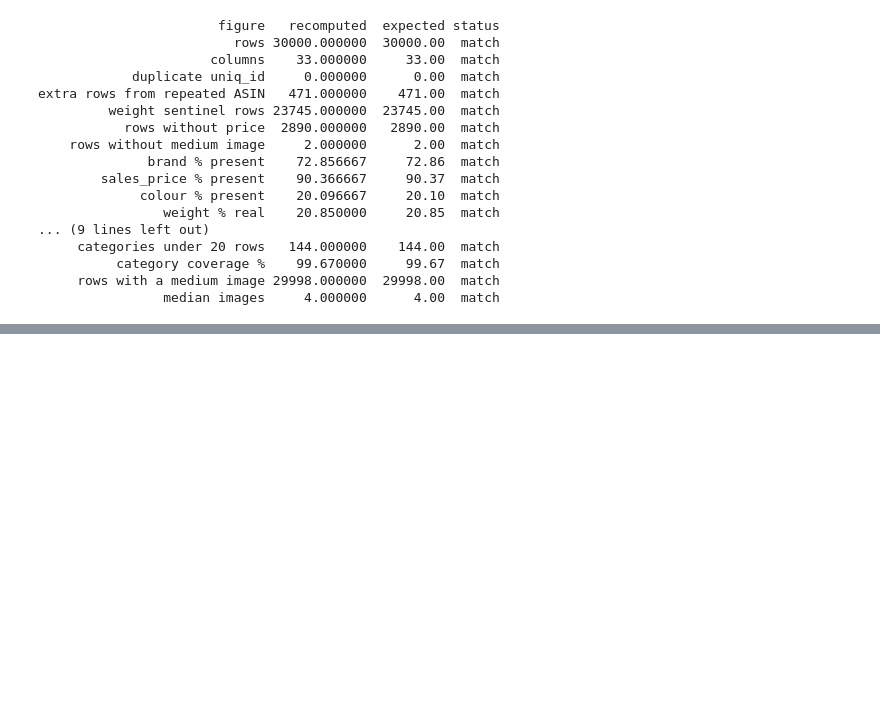
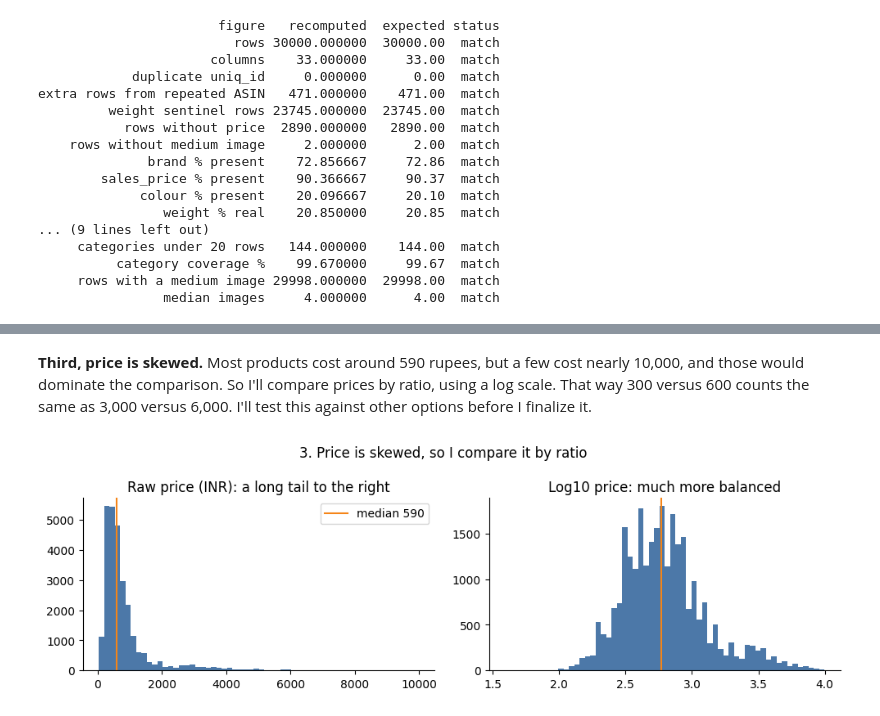
Before and after one commit to aqib-prog/sap-product-similarity, a Jupyter notebook: notebooks/01_data_exploration.ipynb, the cells around one changed output, grey strips where cells are left out. Saved outputs shown, nothing was run; the diff lists cells and outputs as text; code cells hidden in the pictures; blank space fills up the shorter version.

```diff
--- a/notebooks/01_data_exploration.ipynb
+++ b/notebooks/01_data_exploration.ipynb
@@ -307,0 +336,17 @@ All figures above were recomputed from the original archive, and every one match
+# %% [markdown]
+**Third, price is skewed.** Most products cost around 590 rupees, but a few cost nearly 10,000, and those would dominate the comparison. So I'll compare prices by ratio, using a log scale. That way 300 versus 600 counts the same as 3,000 versus 6,000. I'll test this against other options before I finalize it.
+# %%
+price_c = df["sales_price"].dropna()
+fig, axes = plt.subplots(1, 2, figsize=(10, 3.2))
+axes[0].hist(price_c, bins=60, color=BLUE)
+axes[0].axvline(price_c.median(), color=ORANGE, label=f"median {price_c.median():.0f}")
+axes[0].set_title("Raw price (INR): a long tail to the right")
+axes[0].legend()
+axes[1].hist(np.log10(price_c), bins=60, color=BLUE)
+axes[1].axvline(np.log10(price_c.median()), color=ORANGE)
+axes[1].set_title("Log10 price: much more balanced")
+fig.suptitle("3. Price is skewed, so I compare it by ratio")
+plt.tight_layout()
+plt.show()
+# %% [output]
+[figure, added]
```
Also changed, not shown: parts of 22 cells of this notebook.
